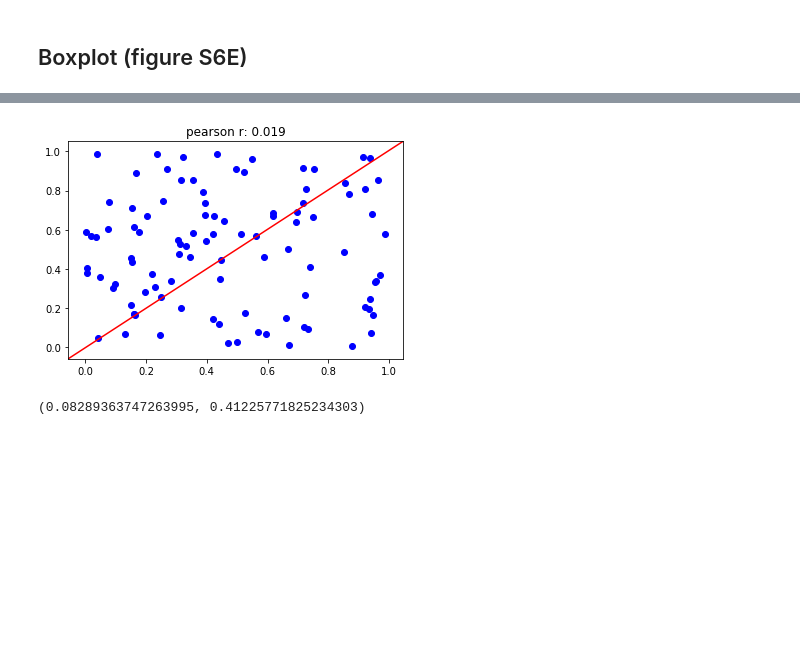
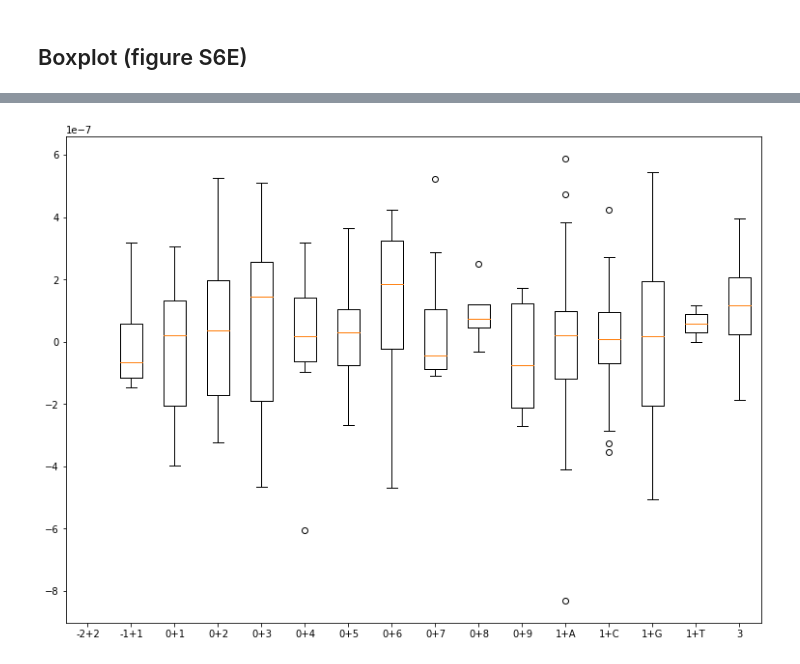
Before and after one commit to trdvangraft/mlbio, a Jupyter notebook: Data visualisations.ipynb, the cells around one changed output, grey strips where cells are left out. Drawn from its saved outputs; the diff is of its cells as text; code cells hidden in the pictures; blank space fills up the shorter version.

```diff
--- a/Data visualisations.ipynb
+++ b/Data visualisations.ipynb
@@ -39,22 +123,10 @@ plt.show()
-# %%
-import matplotlib.lines as mlines
-import matplotlib.transforms as mtransforms
-
-x, y = np.random.random((2, 100))
-
-pearsonr = sp.pearsonr(x,y)[0]
-
-fig, ax = plt.subplots()
-ax.scatter(x, y, c='blue')
-line = mlines.Line2D([0, 1], [0, 1], color='red')
-transform = ax.transAxes
-line.set_transform(transform)
-ax.add_line(line)
-plt.title("pearson r: " + str(round(pearsonr,4)))
-plt.show()
-# %% [output]
-[figure, removed]
-# %%
-print(sp.pearsonr(x,y))
-# %% [output]
-(0.08289363747263995, 0.41225771825234303)
+# %%
+fig = plt.figure(figsize =(10, 7))
+ax = fig.add_axes([0, 0, 1, 1])
+labels = ['-2+2', '-1+1','0+1','0+2','0+3','0+4','0+5','0+6','0+7','0+8','0+9','1+A','1+C','1+G','1+T','3']
+
+bp = ax.boxplot(Boxplotdata,labels=labels)
+
+plt.show()
+# %% [output]
+[figure, added]
```
Also changed, not shown: parts of 12 cells of this notebook, 2 other files.
